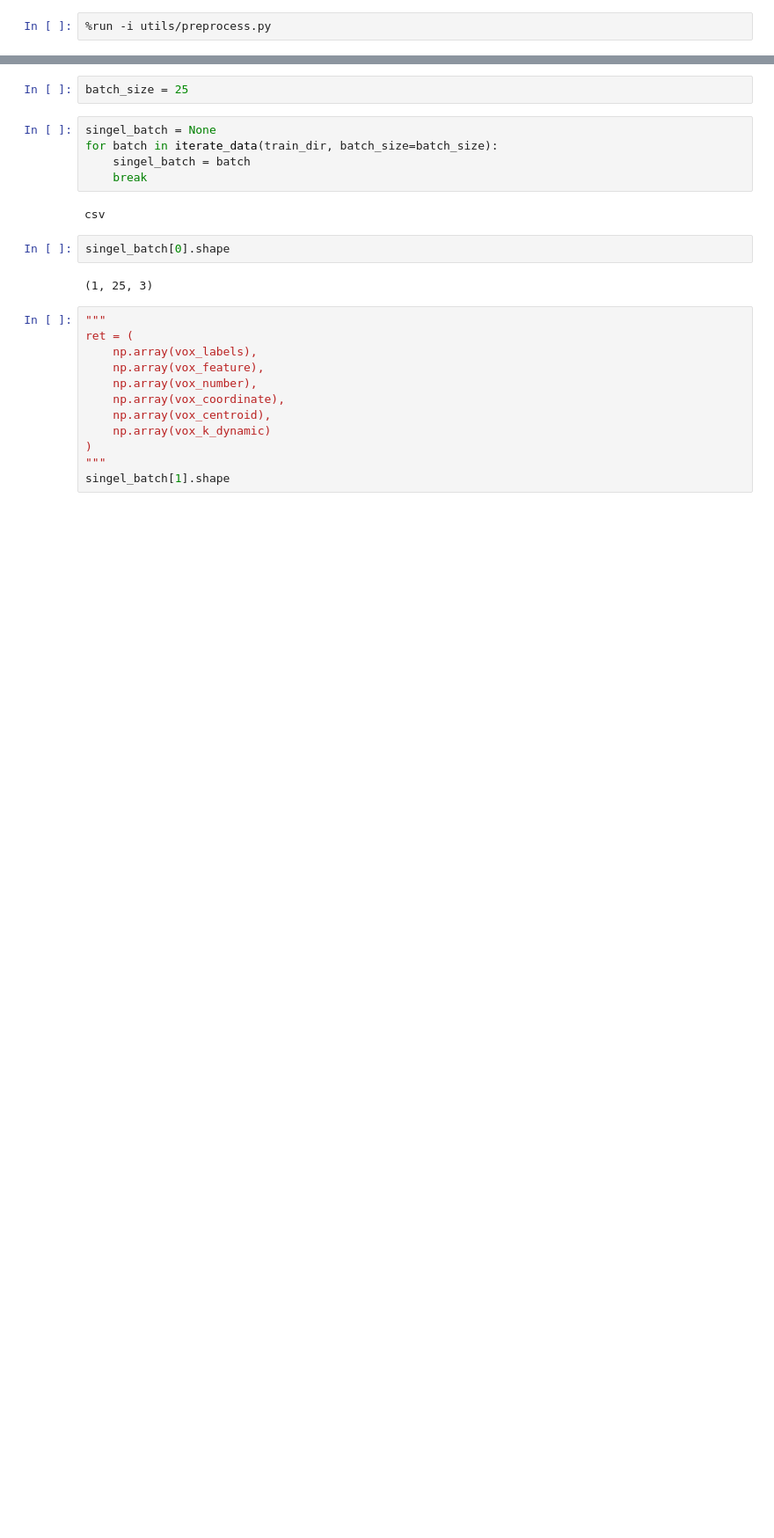
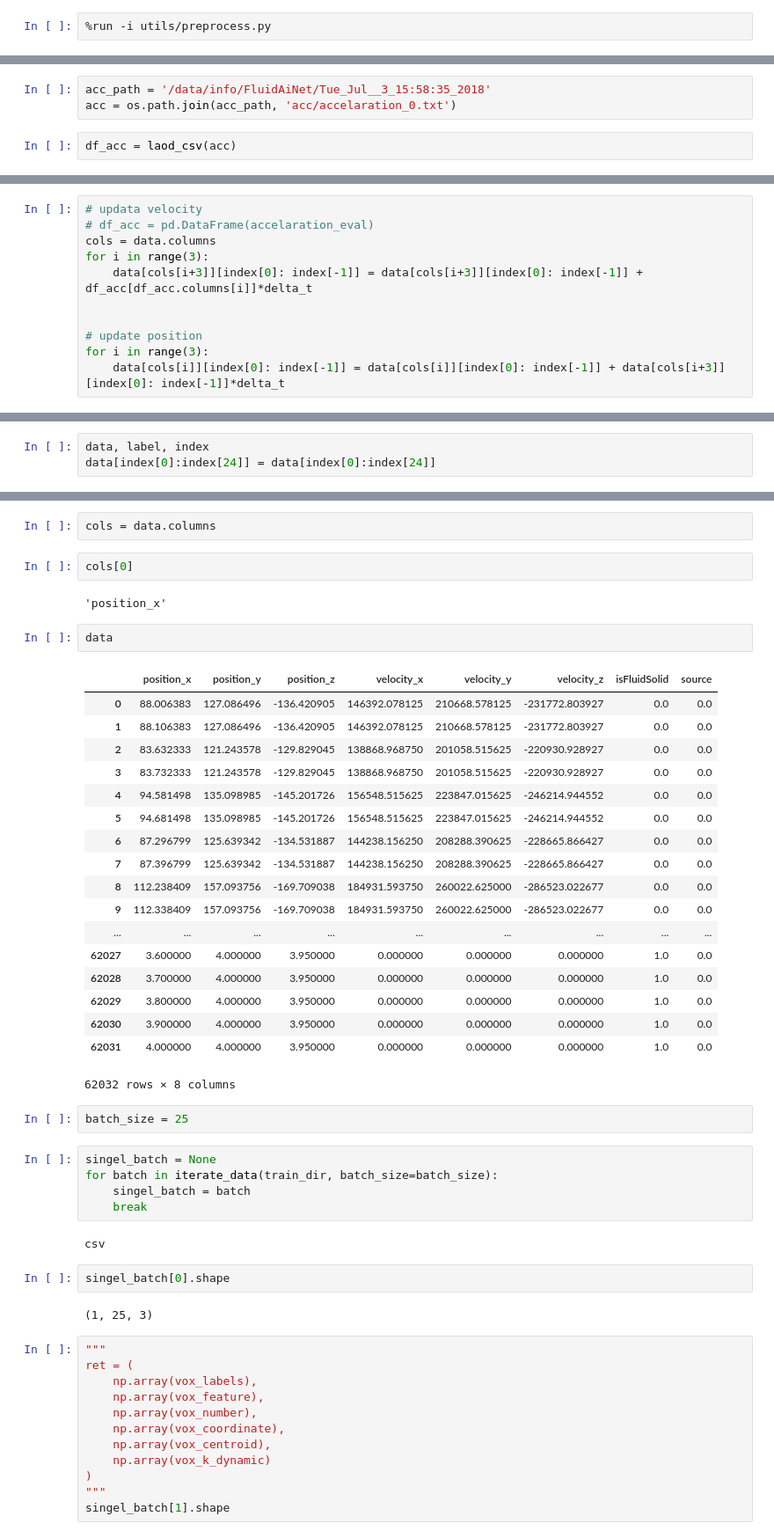
Before and after one commit to TrellixVulnTeam/deeplearning_0U5K, a Jupyter notebook: FluidAiNet/FluidAiNet.ipynb, the cells around one changed output, grey strips where cells are left out. Shown at 88% size. Saved outputs shown, nothing was run; the diff lists cells and outputs as text; blank space fills up the shorter version.

```diff
--- a/FluidAiNet/FluidAiNet.ipynb
+++ b/FluidAiNet/FluidAiNet.ipynb
@@ -44,0 +203,5 @@ len(list(TRAIN_FILES))
+# %%
+acc_path = '/data/info/FluidAiNet/Tue_Jul__3_15:58:35_2018'
+acc = os.path.join(acc_path, 'acc/accelaration_0.txt')
+# %%
+df_acc = laod_csv(acc)
@@ -44,0 +217,11 @@ len(list(TRAIN_FILES))
+# %%
+# updata velocity
+# df_acc = pd.DataFrame(accelaration_eval)
+cols = data.columns
+for i in range(3):
+    data[cols[i+3]][index[0]: index[-1]] = data[cols[i+3]][index[0]: index[-1]] + df_acc[df_acc.columns[i]]*delta_t
+
+
+# update position
+for i in range(3):
+    data[cols[i]][index[0]: index[-1]] = data[cols[i]][index[0]: index[-1]] + data[cols[i+3]][index[0]: index[-1]]*delta_t
@@ -44,0 +310,3 @@ len(list(TRAIN_FILES))
+# %%
+data, label, index
+data[index[0]:index[24]] = data[index[0]:index[24]]
@@ -45,3 +322,30 @@ len(list(TRAIN_FILES))
+# %%
+cols = data.columns
+# %%
+cols[0]
+# %% [output]
+'position_x'
+# %%
+data
+# %% [output]
+|  | position_x | position_y | position_z | velocity_x | velocity_y | velocity_z | isFluidSolid | source |
+| 0 | 88.006383 | 127.086496 | -136.420905 | 146392.078125 | 210668.578125 | -231772.803927 | 0.0 | 0.0 |
+| 1 | 88.106383 | 127.086496 | -136.420905 | 146392.078125 | 210668.578125 | -231772.803927 | 0.0 | 0.0 |
+| 2 | 83.632333 | 121.243578 | -129.829045 | 138868.968750 | 201058.515625 | -220930.928927 | 0.0 | 0.0 |
+| 3 | 83.732333 | 121.243578 | -129.829045 | 138868.968750 | 201058.515625 | -220930.928927 | 0.0 | 0.0 |
+| 4 | 94.581498 | 135.098985 | -145.201726 | 156548.515625 | 223847.015625 | -246214.944552 | 0.0 | 0.0 |
+| 5 | 94.681498 | 135.098985 | -145.201726 | 156548.515625 | 223847.015625 | -246214.944552 | 0.0 | 0.0 |
+| 6 | 87.296799 | 125.639342 | -134.531887 | 144238.156250 | 208288.390625 | -228665.866427 | 0.0 | 0.0 |
+| 7 | 87.396799 | 125.639342 | -134.531887 | 144238.156250 | 208288.390625 | -228665.866427 | 0.0 | 0.0 |
+| 8 | 112.238409 | 157.093756 | -169.709038 | 184931.593750 | 260022.625000 | -286523.022677 | 0.0 | 0.0 |
+| 9 | 112.338409 | 157.093756 | -169.709038 | 184931.593750 | 260022.625000 | -286523.022677 | 0.0 | 0.0 |
+| ... | ... | ... | ... | ... | ... | ... | ... | ... |
+| 62027 | 3.600000 | 4.000000 | 3.950000 | 0.000000 | 0.000000 | 0.000000 | 1.0 | 0.0 |
+| 62028 | 3.700000 | 4.000000 | 3.950000 | 0.000000 | 0.000000 | 0.000000 | 1.0 | 0.0 |
+| 62029 | 3.800000 | 4.000000 | 3.950000 | 0.000000 | 0.000000 | 0.000000 | 1.0 | 0.0 |
+| 62030 | 3.900000 | 4.000000 | 3.950000 | 0.000000 | 0.000000 | 0.000000 | 1.0 | 0.0 |
+| 62031 | 4.000000 | 4.000000 | 3.950000 | 0.000000 | 0.000000 | 0.000000 | 1.0 | 0.0 |
+62032 rows × 8 columns
 # %%
 batch_size = 25
 # %%
```
Also changed, not shown: parts of 33 cells of this notebook, 6 other files.
